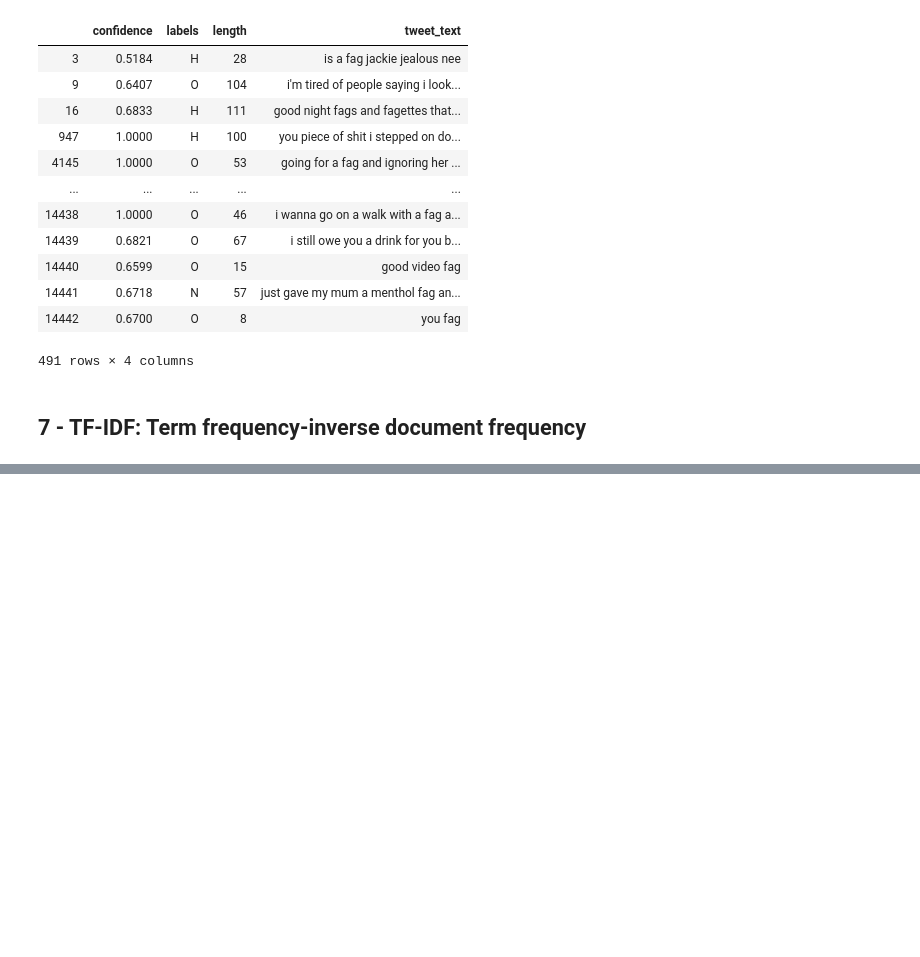
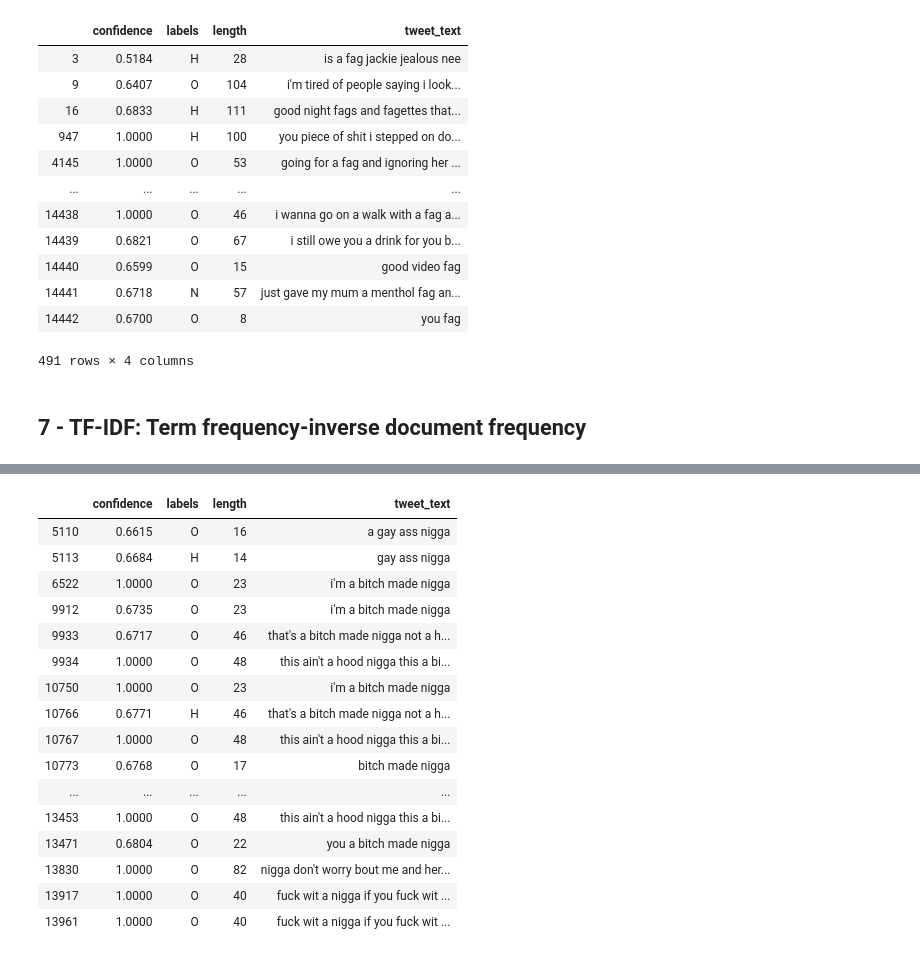
Before and after one commit to filipecard/analise-de-odio, a Jupyter notebook: Análise Descritiva Supervisionada/3 - Normalização do texto.ipynb, the cells around one changed output, grey strips where cells are left out. Drawn from its saved outputs; the diff is of its cells as text; code cells hidden in the pictures; blank space fills up the shorter version.

```diff
--- a/Análise Descritiva Supervisionada/3 - Normalização do texto.ipynb
+++ b/Análise Descritiva Supervisionada/3 - Normalização do texto.ipynb
@@ -150,9 +134,9 @@ data.loc[bow.fag >= 1]  #Localizar tweets com a palavra fag
 # %%
 from sklearn.feature_extraction.text import TfidfVectorizer
 
-tfidf_vectorizer = TfidfVectorizer()
+tfidf_vectorizer = TfidfVectorizer(tokenizer=)
 # %%
 values = tfidf_vectorizer.fit_transform(data.tweet_text)
 # %%
 feature_names = tfidf_vectorizer.get_feature_names()
-pd.DataFrame(values.toarray(), columns = feature_names)
+tfidf = pd.DataFrame(values.toarray(), columns = feature_names)
@@ -172,0 +166,20 @@ pd.DataFrame(values.toarray(), columns = feature_names)
+# %%
+data.loc[tfidf.lmae >= 0.5]
+# %% [output]
+|  | confidence | labels | length | tweet_text |
+| 5110 | 0.6615 | O | 16 | a gay ass nigga |
+| 5113 | 0.6684 | H | 14 | gay ass nigga |
+| 6522 | 1.0000 | O | 23 | i'm a bitch made nigga |
+| 9912 | 0.6735 | O | 23 | i'm a bitch made nigga |
+| 9933 | 0.6717 | O | 46 | that's a bitch made nigga not a h... |
+| 9934 | 1.0000 | O | 48 | this ain't a hood nigga this a bi... |
+| 10750 | 1.0000 | O | 23 | i'm a bitch made nigga |
+| 10766 | 0.6771 | H | 46 | that's a bitch made nigga not a h... |
+| 10767 | 1.0000 | O | 48 | this ain't a hood nigga this a bi... |
+| 10773 | 0.6768 | O | 17 | bitch made nigga |
+| ... | ... | ... | ... | ... |
+| 13453 | 1.0000 | O | 48 | this ain't a hood nigga this a bi... |
+| 13471 | 0.6804 | O | 22 | you a bitch made nigga |
+| 13830 | 1.0000 | O | 82 | nigga don't worry bout me and her... |
+| 13917 | 1.0000 | O | 40 | fuck wit a nigga if you fuck wit ... |
+| 13961 | 1.0000 | O | 40 | fuck wit a nigga if you fuck wit ... |
```
Also changed, not shown: parts of 8 cells of this notebook, 1 other file.
